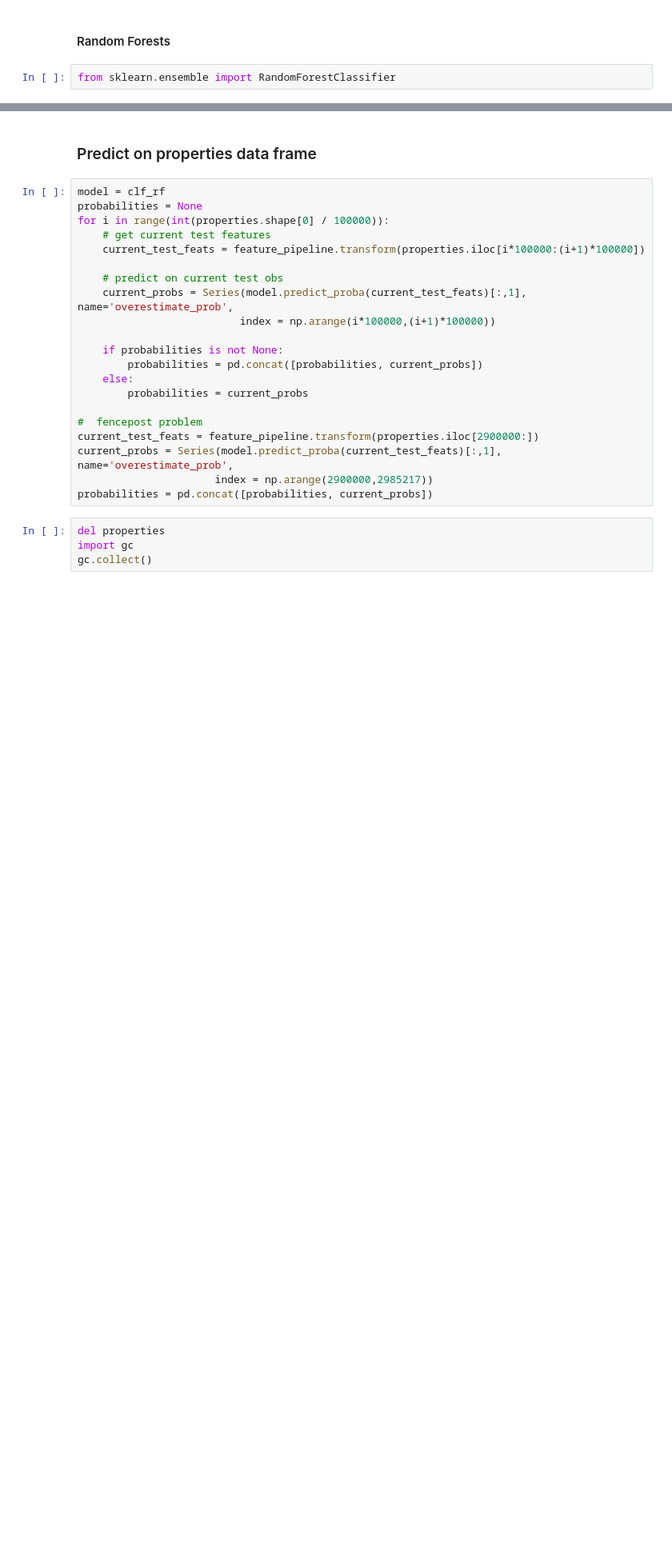
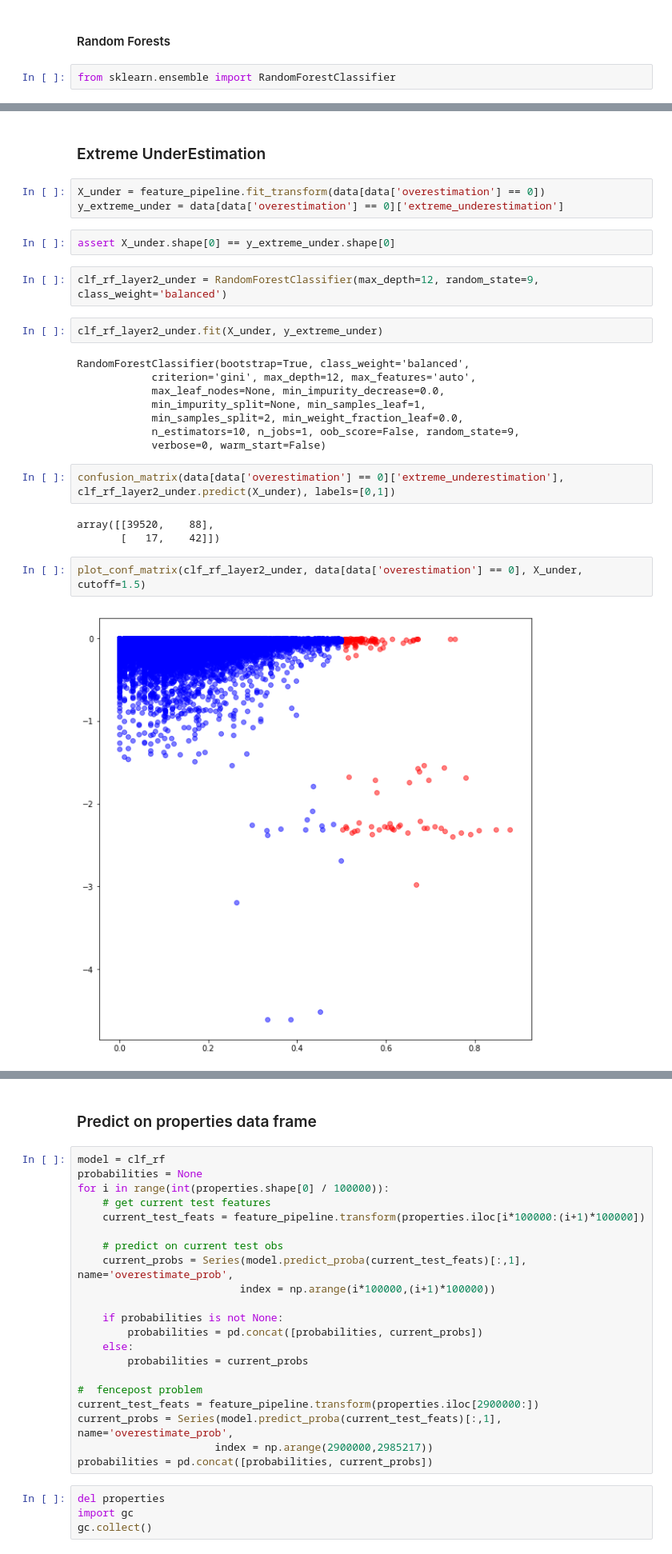
Before and after one commit to vafajardo/Zillow, a Jupyter notebook: Notebooks/Classification - Overestimation.ipynb, the cells around one changed output, grey strips where cells are left out. Shown at 80% size. Saved outputs shown, nothing was run; the diff lists cells and outputs as text; blank space fills up the shorter version.

```diff
--- a/Notebooks/Classification - Overestimation.ipynb
+++ b/Notebooks/Classification - Overestimation.ipynb
@@ -203,0 +236,28 @@ print(f1_score(data['overestimation'], clf_rf.predict(X)))
+# %% [markdown]
+### Extreme UnderEstimation
+# %%
+X_under = feature_pipeline.fit_transform(data[data['overestimation'] == 0])
+y_extreme_under = data[data['overestimation'] == 0]['extreme_underestimation']
+# %%
+assert X_under.shape[0] == y_extreme_under.shape[0]
+# %%
+clf_rf_layer2_under = RandomForestClassifier(max_depth=12, random_state=9, class_weight='balanced')
+# %%
+clf_rf_layer2_under.fit(X_under, y_extreme_under)
+# %% [output]
+RandomForestClassifier(bootstrap=True, class_weight='balanced',
+            criterion='gini', max_depth=12, max_features='auto',
+            max_leaf_nodes=None, min_impurity_decrease=0.0,
+            min_impurity_split=None, min_samples_leaf=1,
+            min_samples_split=2, min_weight_fraction_leaf=0.0,
+            n_estimators=10, n_jobs=1, oob_score=False, random_state=9,
+            verbose=0, warm_start=False)
+# %%
+confusion_matrix(data[data['overestimation'] == 0]['extreme_underestimation'], clf_rf_layer2_under.predict(X_under), labels=[0,1])
+# %% [output]
+array([[39520,    88],
+       [   17,    42]])
+# %%
+plot_conf_matrix(clf_rf_layer2_under, data[data['overestimation'] == 0], X_under, cutoff=1.5)
+# %% [output]
+[figure, added]
```
Also changed, not shown: parts of 31 cells of this notebook.
